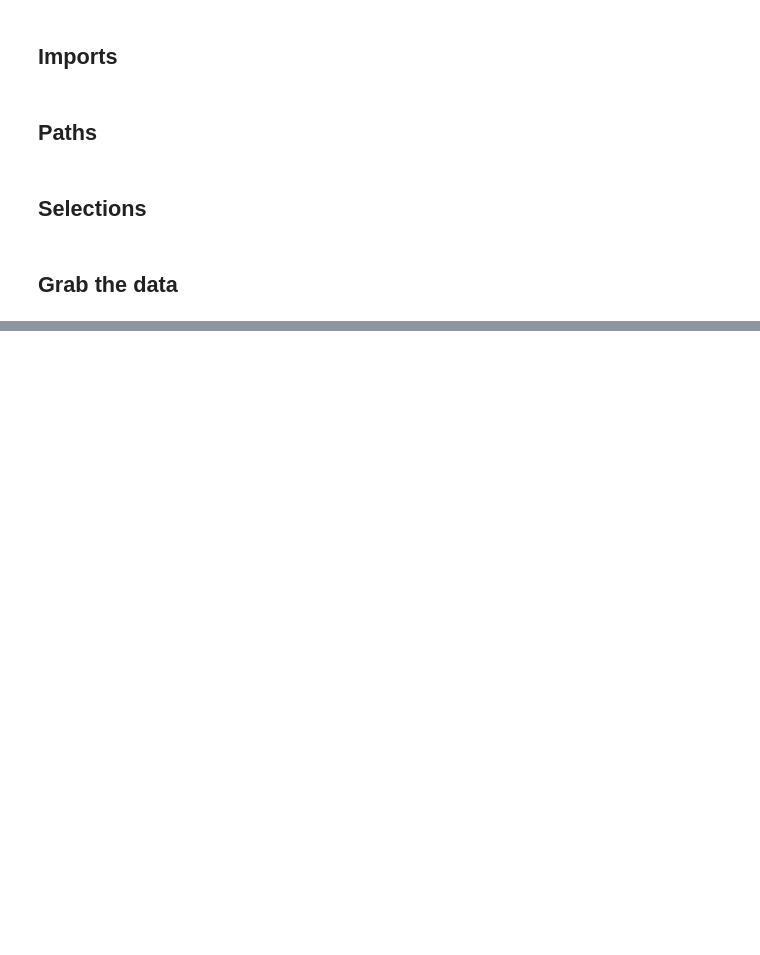
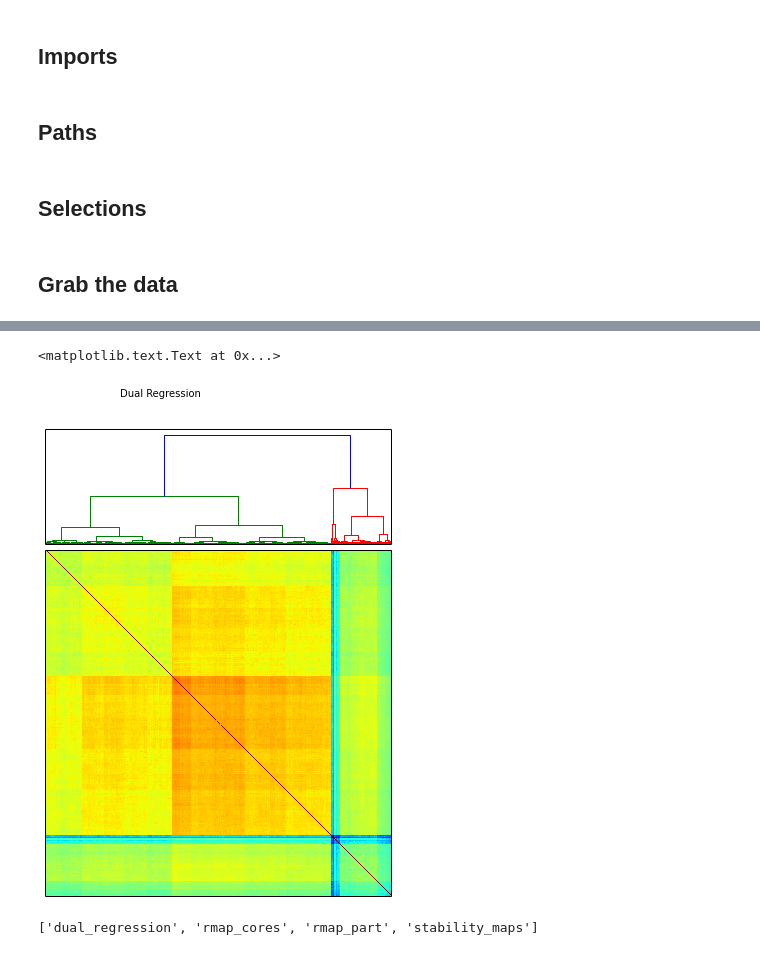
Before and after one commit to surchs/Logbooks, a Jupyter notebook: 10_15_14.ipynb, the cells around one changed output, grey strips where cells are left out. Saved outputs shown, nothing was run; the diff lists cells and outputs as text; code cells hidden in the pictures; blank space fills up the shorter version.

```diff
--- a/10_15_14.ipynb
+++ b/10_15_14.ipynb
@@ -83,0 +133,28 @@ axm.set_yticks([])
+# %%
+metric = 'dual_regression'
+feat = array_dict[metric]
+eucl = dist.squareform(dist.pdist(feat.T, 'euclidean'))
+# Make a quick figure
+f = plt.figure(figsize=(8, 8))
+ax1 = f.add_axes([0.3, 0.71, 0.6, 0.2])
+Y = clh.linkage(eucl, method='ward')
+Z1 = clh.dendrogram(Y)
+ax1.set_xticks([])
+ax1.set_yticks([])
+
+axm =  f.add_axes([0.3, 0.1, 0.6, 0.6])
+idx = Z1['leaves']
+tmp = eucl[idx, :]
+D = tmp[:, idx]
+
+axm.matshow(-D, aspect='auto')
+axm.set_xticks([])
+axm.set_yticks([])
+f.suptitle('Dual Regression')
+# %% [output]
+<matplotlib.text.Text at 0x...>
+[figure, added]
+# %%
+array_dict.keys()
+# %% [output]
+['dual_regression', 'rmap_cores', 'rmap_part', 'stability_maps']
```
Also changed, not shown: parts of 3 cells of this notebook.
